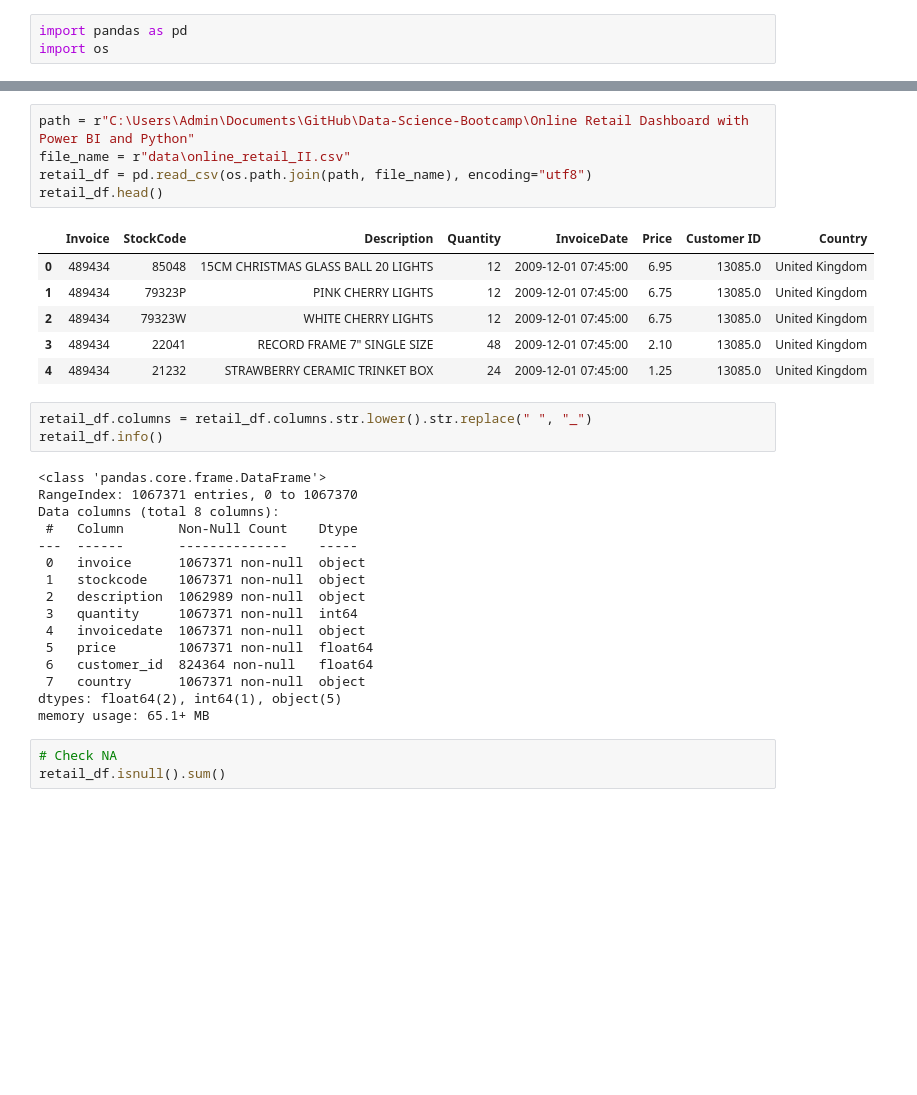
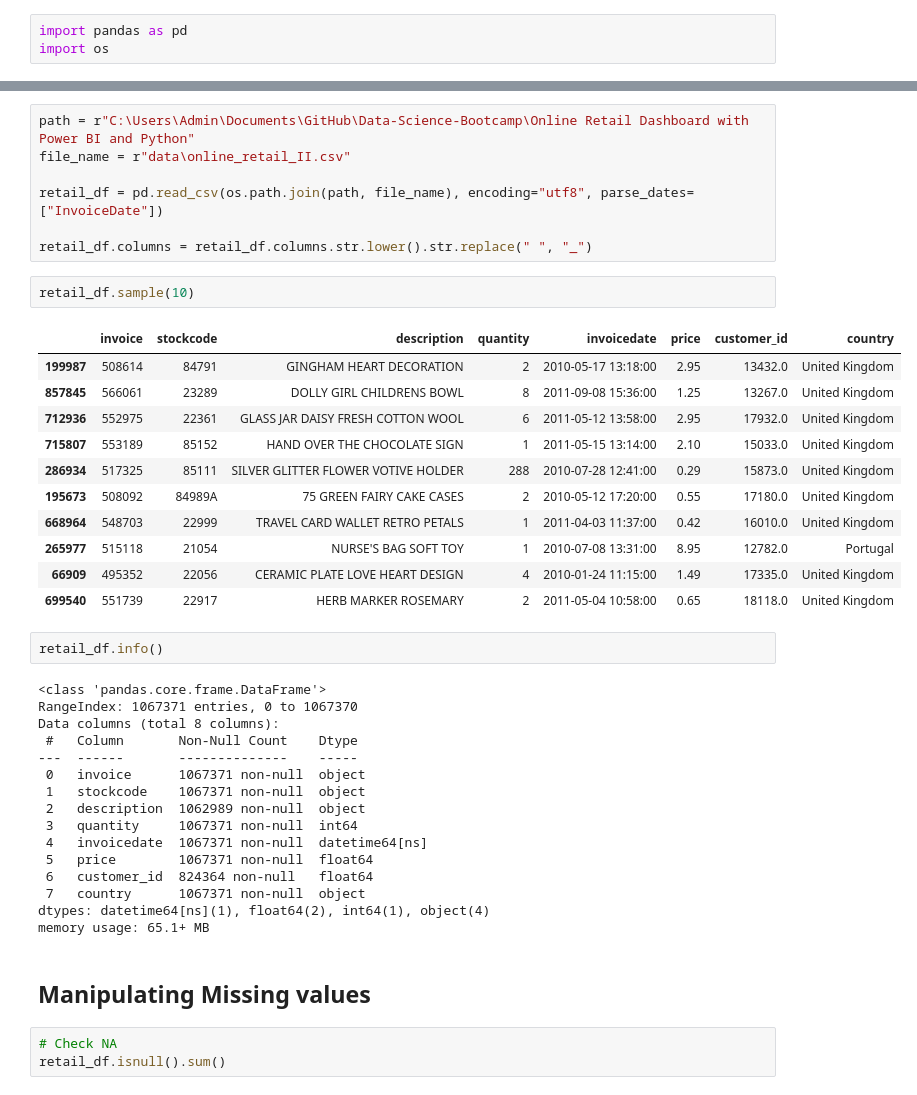
Before and after one commit to phatchara009/Data-Science-Project, a Jupyter notebook: Online Retail Dashboard with Power BI and Python/clean_online_retail_ii.ipynb, the cells around one changed output, grey strips where cells are left out. Drawn from its saved outputs; the diff is of its cells as text; blank space fills up the shorter version.

```diff
--- a/Online Retail Dashboard with Power BI and Python/clean_online_retail_ii.ipynb
+++ b/Online Retail Dashboard with Power BI and Python/clean_online_retail_ii.ipynb
@@ -4,34 +6,44 @@ import os
 # %%
 path = r"C:\Users\Admin\Documents\GitHub\Data-Science-Bootcamp\Online Retail Dashboard with Power BI and Python"
 file_name = r"data\online_retail_II.csv"
-retail_df = pd.read_csv(os.path.join(path, file_name), encoding="utf8")
-retail_df.head()
+
+retail_df = pd.read_csv(os.path.join(path, file_name), encoding="utf8", parse_dates=["InvoiceDate"])
+
+retail_df.columns = retail_df.columns.str.lower().str.replace(" ", "_")
-# %% [output]
-|  | Invoice | StockCode | Description | Quantity | InvoiceDate | Price | Customer ID | Country |
-| 0 | 489434 | 85048 | 15CM CHRISTMAS GLASS BALL 20 LIGHTS | 12 | 2009-12-01 07:45:00 | 6.95 | 13085.0 | United Kingdom |
-| 1 | 489434 | 79323P | PINK CHERRY LIGHTS | 12 | 2009-12-01 07:45:00 | 6.75 | 13085.0 | United Kingdom |
-| 2 | 489434 | 79323W | WHITE CHERRY LIGHTS | 12 | 2009-12-01 07:45:00 | 6.75 | 13085.0 | United Kingdom |
-| 3 | 489434 | 22041 | RECORD FRAME 7" SINGLE SIZE | 48 | 2009-12-01 07:45:00 | 2.10 | 13085.0 | United Kingdom |
-| 4 | 489434 | 21232 | STRAWBERRY CERAMIC TRINKET BOX | 24 | 2009-12-01 07:45:00 | 1.25 | 13085.0 | United Kingdom |
-# %%
-retail_df.columns = retail_df.columns.str.lower().str.replace(" ", "_")
-retail_df.info()
-# %% [output]
-<class 'pandas.core.frame.DataFrame'>
-RangeIndex: 1067371 entries, 0 to 1067370
-Data columns (total 8 columns):
- #   Column       Non-Null Count    Dtype
----  ------       --------------    -----
- 0   invoice      1067371 non-null  object
- 1   stockcode    1067371 non-null  object
- 2   description  1062989 non-null  object
- 3   quantity     1067371 non-null  int64
- 4   invoicedate  1067371 non-null  object
- 5   price        1067371 non-null  float64
- 6   customer_id  824364 non-null   float64
- 7   country      1067371 non-null  object
-dtypes: float64(2), int64(1), object(5)
-memory usage: 65.1+ MB
+# %%
+retail_df.sample(10)
+# %% [output]
+|  | invoice | stockcode | description | quantity | invoicedate | price | customer_id | country |
+| 199987 | 508614 | 84791 | GINGHAM HEART DECORATION | 2 | 2010-05-17 13:18:00 | 2.95 | 13432.0 | United Kingdom |
+| 857845 | 566061 | 23289 | DOLLY GIRL CHILDRENS BOWL | 8 | 2011-09-08 15:36:00 | 1.25 | 13267.0 | United Kingdom |
+| 712936 | 552975 | 22361 | GLASS JAR DAISY FRESH COTTON WOOL | 6 | 2011-05-12 13:58:00 | 2.95 | 17932.0 | United Kingdom |
+| 715807 | 553189 | 85152 | HAND OVER THE CHOCOLATE SIGN | 1 | 2011-05-15 13:14:00 | 2.10 | 15033.0 | United Kingdom |
+| 286934 | 517325 | 85111 | SILVER GLITTER FLOWER VOTIVE HOLDER | 288 | 2010-07-28 12:41:00 | 0.29 | 15873.0 | United Kingdom |
+| 195673 | 508092 | 84989A | 75 GREEN FAIRY CAKE CASES | 2 | 2010-05-12 17:20:00 | 0.55 | 17180.0 | United Kingdom |
+| 668964 | 548703 | 22999 | TRAVEL CARD WALLET RETRO PETALS | 1 | 2011-04-03 11:37:00 | 0.42 | 16010.0 | United Kingdom |
+| 265977 | 515118 | 21054 | NURSE'S BAG SOFT TOY | 1 | 2010-07-08 13:31:00 | 8.95 | 12782.0 | Portugal |
+| 66909 | 495352 | 22056 | CERAMIC PLATE LOVE HEART DESIGN | 4 | 2010-01-24 11:15:00 | 1.49 | 17335.0 | United Kingdom |
+| 699540 | 551739 | 22917 | HERB MARKER ROSEMARY | 2 | 2011-05-04 10:58:00 | 0.65 | 18118.0 | United Kingdom |
+# %%
+retail_df.info()
+# %% [output]
+<class 'pandas.core.frame.DataFrame'>
+RangeIndex: 1067371 entries, 0 to 1067370
+Data columns (total 8 columns):
+ #   Column       Non-Null Count    Dtype
+---  ------       --------------    -----
+ 0   invoice      1067371 non-null  object
+ 1   stockcode    1067371 non-null  object
+ 2   description  1062989 non-null  object
+ 3   quantity     1067371 non-null  int64
+ 4   invoicedate  1067371 non-null  datetime64[ns]
+ 5   price        1067371 non-null  float64
+ 6   customer_id  824364 non-null   float64
+ 7   country      1067371 non-null  object
+dtypes: datetime64[ns](1), float64(2), int64(1), object(4)
+memory usage: 65.1+ MB
+# %% [markdown]
+## Manipulating Missing values
 # %%
 # Check NA
 retail_df.isnull().sum()
```
Also changed, not shown: parts of 10 cells of this notebook.
